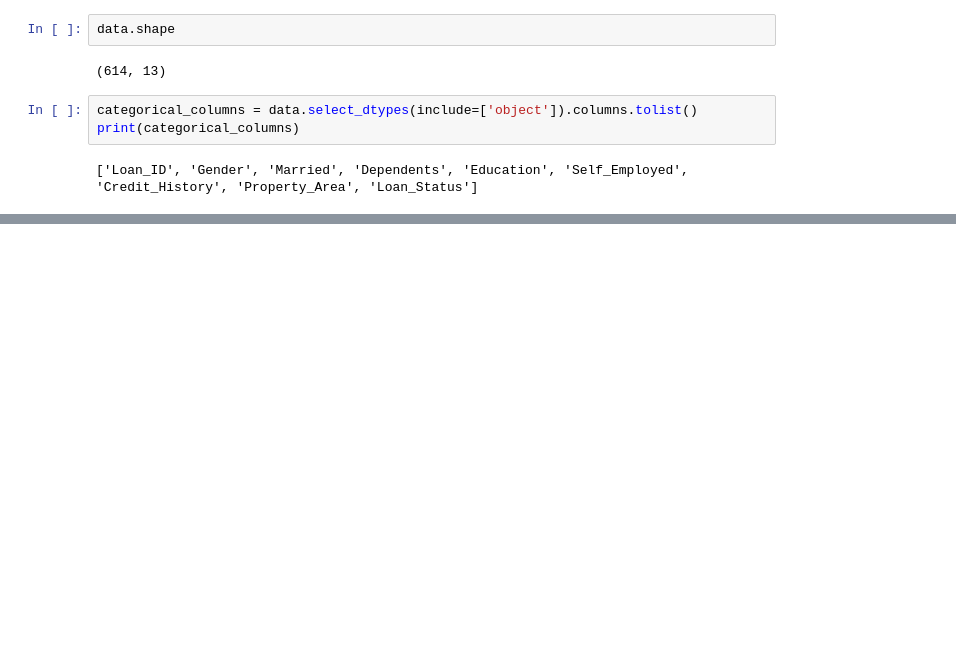
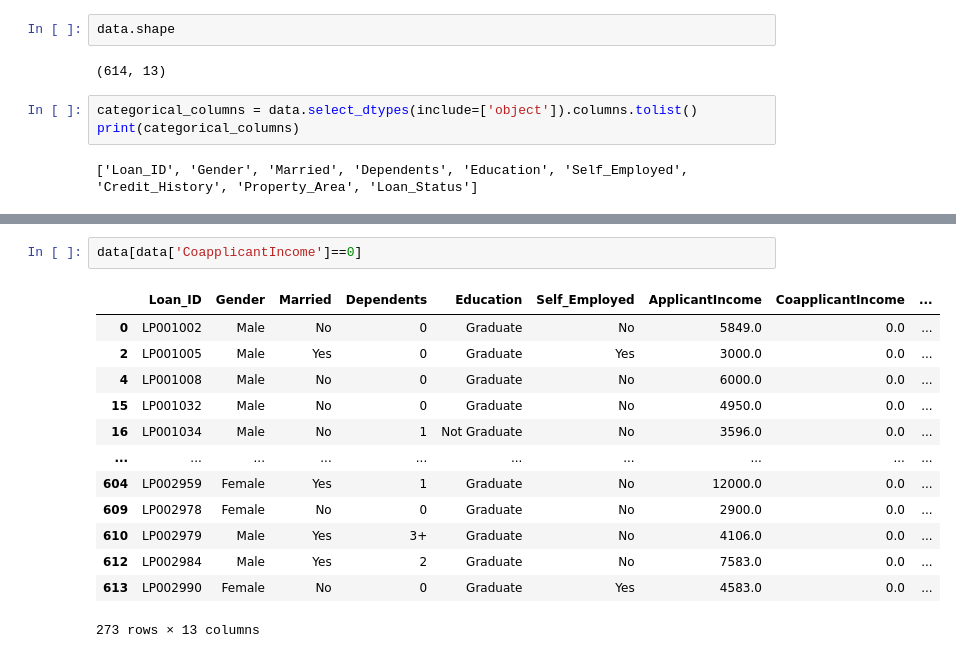
Before and after one commit to bhagyalaxmiai/loan-prediction, a Jupyter notebook: EDA/loan-prediction-eda.ipynb, the cells around one changed output, grey strips where cells are left out. Cells and saved outputs as stored; diff of their text form; blank space fills up the shorter version.

```diff
--- a/EDA/loan-prediction-eda.ipynb
+++ b/EDA/loan-prediction-eda.ipynb
@@ -155,0 +192,16 @@ print(categorical_columns)
+# %%
+data[data['CoapplicantIncome']==0]
+# %% [output]
+|  | Loan_ID | Gender | Married | Dependents | Education | Self_Employed | ApplicantIncome | CoapplicantIncome | ... |
+| 0 | LP001002 | Male | No | 0 | Graduate | No | 5849.0 | 0.0 | ... |
+| 2 | LP001005 | Male | Yes | 0 | Graduate | Yes | 3000.0 | 0.0 | ... |
+| 4 | LP001008 | Male | No | 0 | Graduate | No | 6000.0 | 0.0 | ... |
+| 15 | LP001032 | Male | No | 0 | Graduate | No | 4950.0 | 0.0 | ... |
+| 16 | LP001034 | Male | No | 1 | Not Graduate | No | 3596.0 | 0.0 | ... |
+| ... | ... | ... | ... | ... | ... | ... | ... | ... | ... |
+| 604 | LP002959 | Female | Yes | 1 | Graduate | No | 12000.0 | 0.0 | ... |
+| 609 | LP002978 | Female | No | 0 | Graduate | No | 2900.0 | 0.0 | ... |
+| 610 | LP002979 | Male | Yes | 3+ | Graduate | No | 4106.0 | 0.0 | ... |
+| 612 | LP002984 | Male | Yes | 2 | Graduate | No | 7583.0 | 0.0 | ... |
+| 613 | LP002990 | Female | No | 0 | Graduate | Yes | 4583.0 | 0.0 | ... |
+273 rows × 13 columns
```
Also changed, not shown: parts of 11 cells of this notebook, 5 other files.
